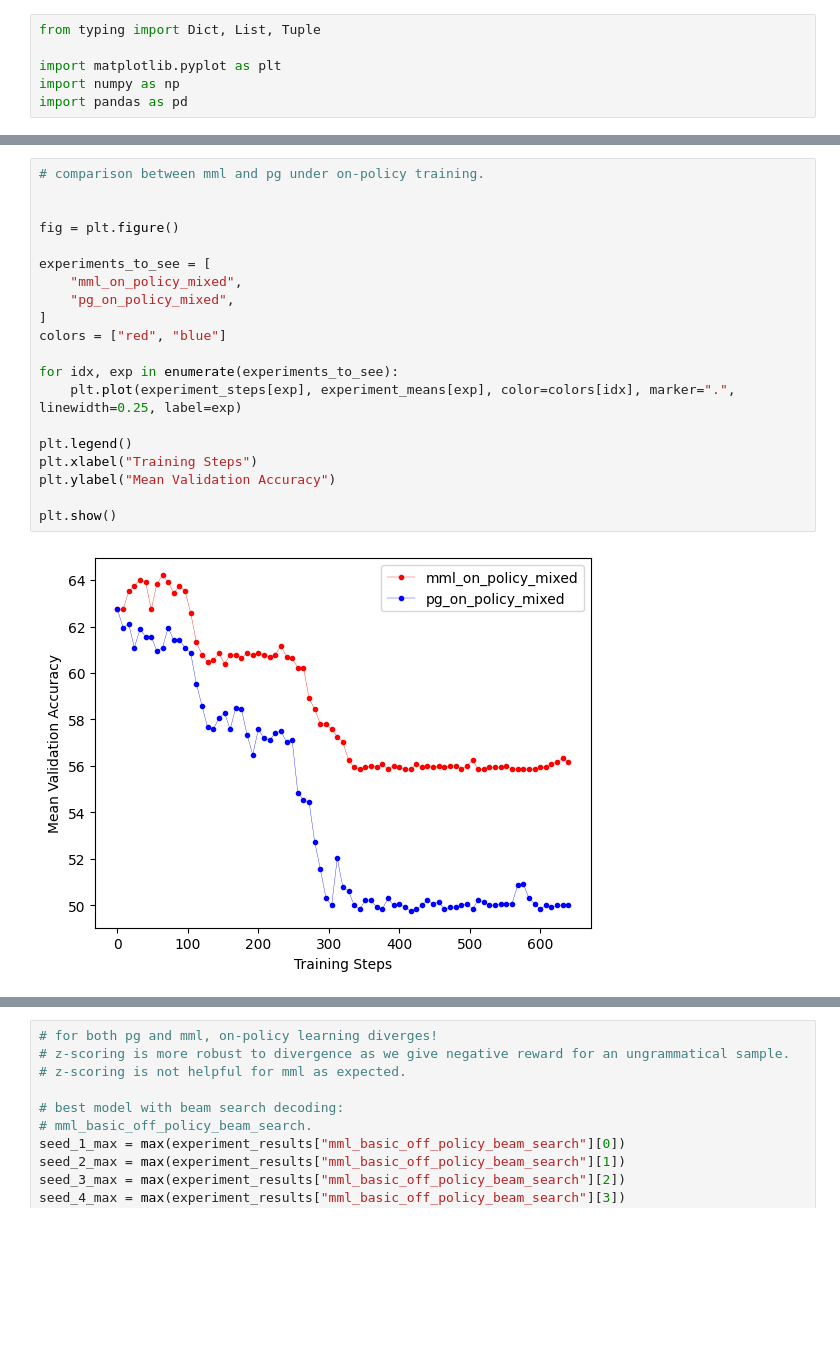
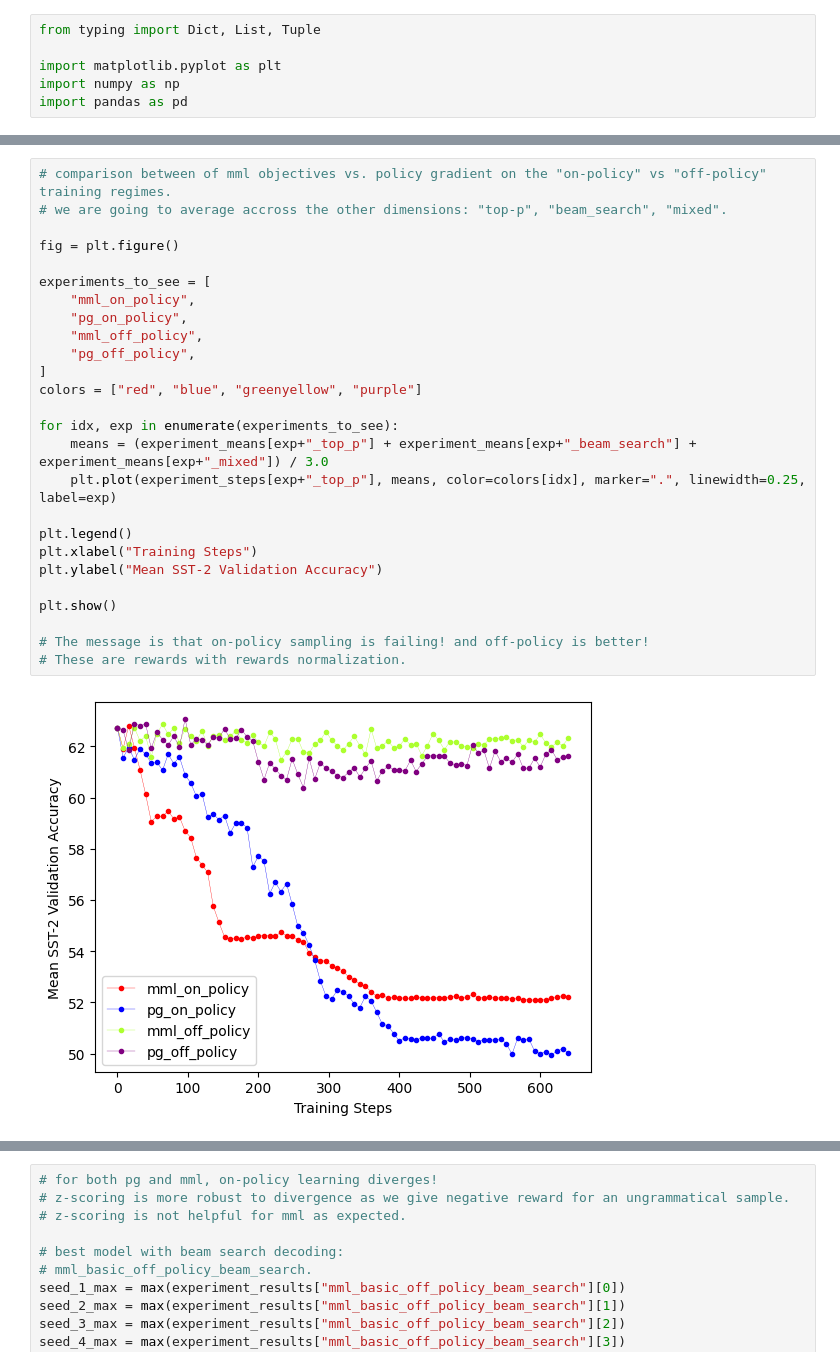
Before and after one commit to SaeedNajafi/RIFF, a Jupyter notebook: compare-search-methods.ipynb, the cells around one changed output, grey strips where cells are left out. Drawn from its saved outputs; the diff is of its cells as text; blank space fills up the shorter version.

Commit message:
save the new diagrams

```diff
--- a/compare-search-methods.ipynb
+++ b/compare-search-methods.ipynb
@@ -79,22 +65,28 @@ pg_on_policy_mixed (81,) (5, 81)
 # %%
-# comparison between mml and pg under on-policy training.
-
+# comparison between of mml objectives vs. policy gradient on the "on-policy" vs "off-policy" training regimes.
+# we are going to average accross the other dimensions: "top-p", "beam_search", "mixed".
 
 fig = plt.figure()
 
 experiments_to_see = [
-    "mml_on_policy_mixed",
-    "pg_on_policy_mixed",
+    "mml_on_policy",
+    "pg_on_policy",
+    "mml_off_policy",
+    "pg_off_policy",
 ]
-colors = ["red", "blue"]
+colors = ["red", "blue", "greenyellow", "purple"]
 
 for idx, exp in enumerate(experiments_to_see):
-    plt.plot(experiment_steps[exp], experiment_means[exp], color=colors[idx], marker=".", linewidth=0.25, label=exp)
+    means = (experiment_means[exp+"_top_p"] + experiment_means[exp+"_beam_search"] + experiment_means[exp+"_mixed"]) / 3.0
+    plt.plot(experiment_steps[exp+"_top_p"], means, color=colors[idx], marker=".", linewidth=0.25, label=exp)
 
 plt.legend()
 plt.xlabel("Training Steps")
-plt.ylabel("Mean Validation Accuracy")
+plt.ylabel("Mean SST-2 Validation Accuracy")
 
 plt.show()
+
+# The message is that on-policy sampling is failing! and off-policy is better!
+# These are rewards with rewards normalization.
 # %% [output]
-[figure, old version]
+[figure, new version]
```
Also changed, not shown: parts of 13 cells of this notebook.
